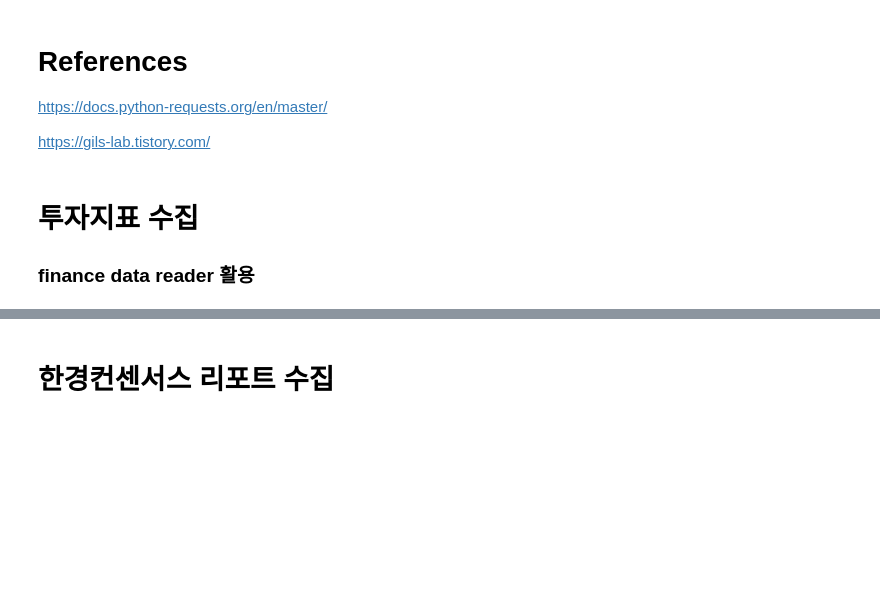
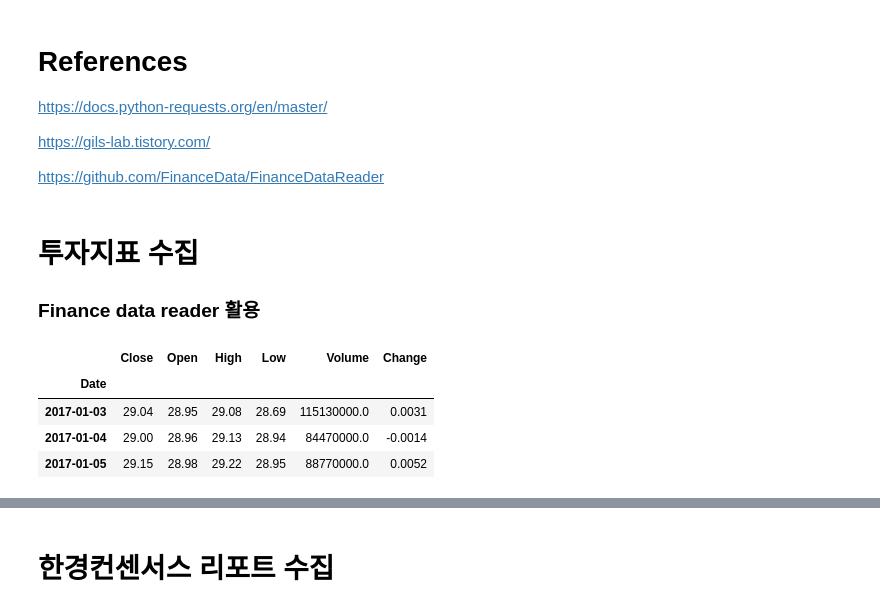
Before and after one commit to SLCFLAB/Data-Science-Python, a Jupyter notebook: Day 4/4_2.finance_data.ipynb, the cells around one changed output, grey strips where cells are left out. Saved outputs shown, nothing was run; the diff lists cells and outputs as text; code cells hidden in the pictures; blank space fills up the shorter version.

```diff
--- a/Day 4/4_2.finance_data.ipynb
+++ b/Day 4/4_2.finance_data.ipynb
@@ -27,6 +29,17 @@ Requirement already satisfied: chardet<4,>=3.0.2 in /usr/local/lib/python3.7/dis
 https://docs.python-requests.org/en/master/
 
 https://gils-lab.tistory.com/
+
+https://github.com/FinanceData/FinanceDataReader
 # %% [markdown]
 # 투자지표 수집
-### finance data reader 활용
+### Finance data reader 활용
+# %%
+# 애플 주식
+fdr.DataReader('AAPL', '2017').head(3)
+# %% [output]
+|  | Close | Open | High | Low | Volume | Change |
+| Date |  |  |  |  |  |  |
+| 2017-01-03 | 29.04 | 28.95 | 29.08 | 28.69 | 115130000.0 | 0.0031 |
+| 2017-01-04 | 29.00 | 28.96 | 29.13 | 28.94 | 84470000.0 | -0.0014 |
+| 2017-01-05 | 29.15 | 28.98 | 29.22 | 28.95 | 88770000.0 | 0.0052 |
```
Also changed, not shown: parts of 14 cells of this notebook.
